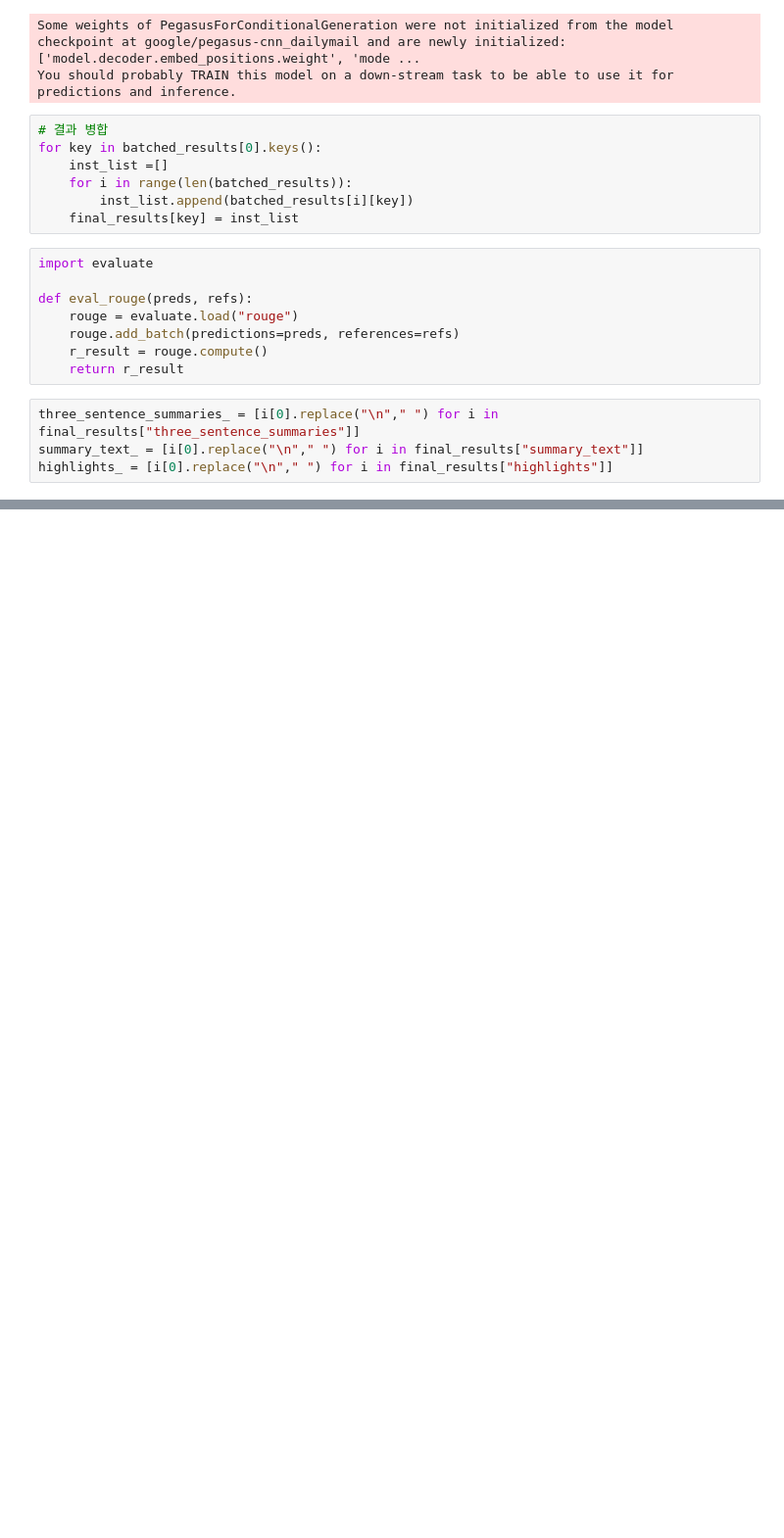
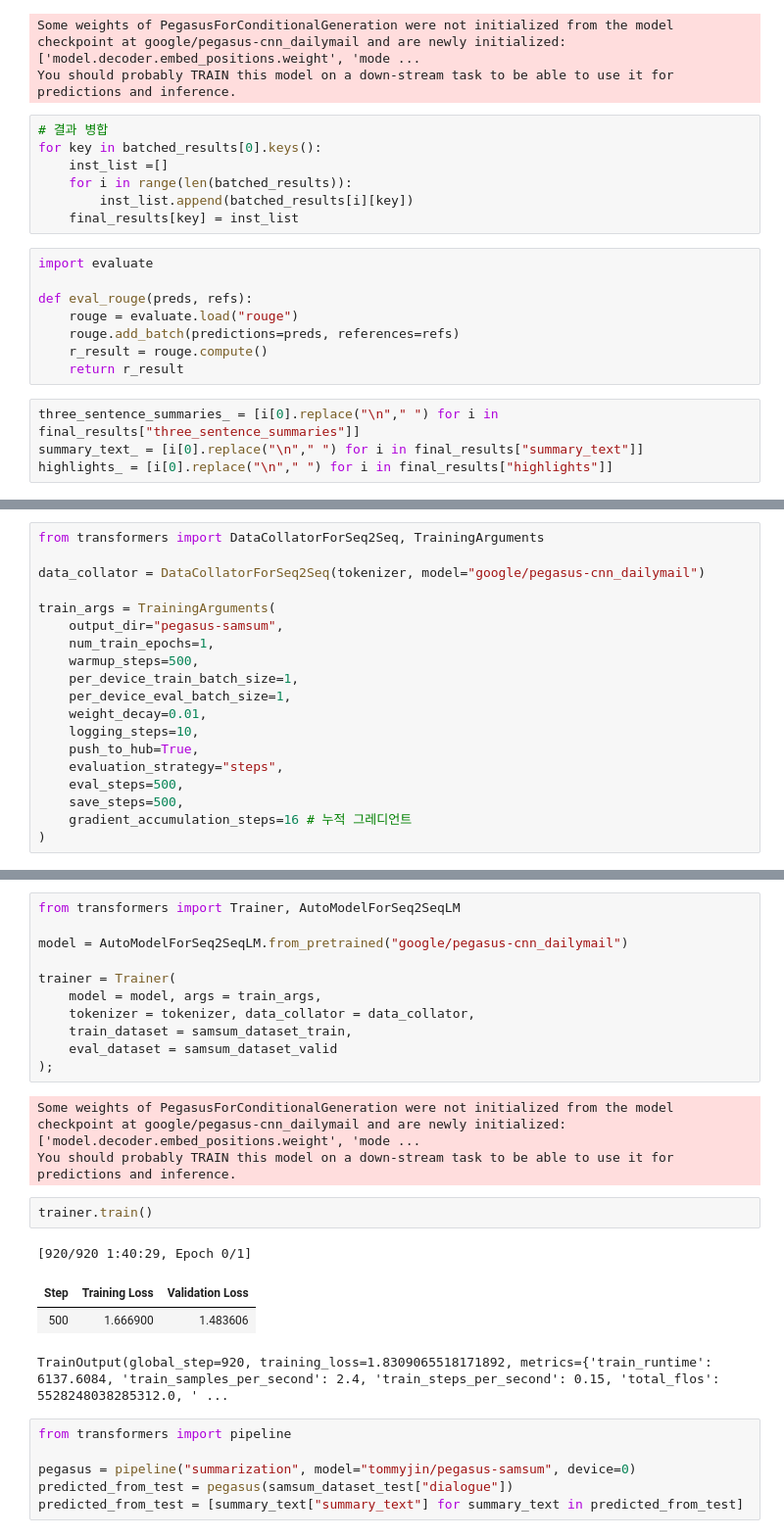
Before and after one commit to tommyjin2894/ai_study_transformer, a Jupyter notebook: 06_summarization.ipynb, the cells around one changed output, grey strips where cells are left out. Shown at 98% size. Drawn from its saved outputs; the diff is of its cells as text; blank space fills up the shorter version.

```diff
--- a/06_summarization.ipynb
+++ b/06_summarization.ipynb
@@ -404,0 +514,19 @@ pd.DataFrame(data=[eval_rouge(three_sentence_summaries_, highlights_),
+# %%
+from transformers import DataCollatorForSeq2Seq, TrainingArguments
+
+data_collator = DataCollatorForSeq2Seq(tokenizer, model="google/pegasus-cnn_dailymail")
+
+train_args = TrainingArguments(
+    output_dir="pegasus-samsum",
+    num_train_epochs=1,
+    warmup_steps=500,
+    per_device_train_batch_size=1,
+    per_device_eval_batch_size=1,
+    weight_decay=0.01,
+    logging_steps=10,
+    push_to_hub=True,
+    evaluation_strategy="steps",
+    eval_steps=500,
+    save_steps=500,
+    gradient_accumulation_steps=16 # 누적 그레디언트
+)
@@ -404,0 +566,27 @@ pd.DataFrame(data=[eval_rouge(three_sentence_summaries_, highlights_),
+# %%
+from transformers import Trainer, AutoModelForSeq2SeqLM
+
+model = AutoModelForSeq2SeqLM.from_pretrained("google/pegasus-cnn_dailymail")
+
+trainer = Trainer(
+    model = model, args = train_args,
+    tokenizer = tokenizer, data_collator = data_collator,
+    train_dataset = samsum_dataset_train,
+    eval_dataset = samsum_dataset_valid
+);
+# %% [output]
+Some weights of PegasusForConditionalGeneration were not initialized from the model checkpoint at google/pegasus-cnn_dailymail and are newly initialized: ['model.decoder.embed_positions.weight', 'mode ...
+You should probably TRAIN this model on a down-stream task to be able to use it for predictions and inference.
+# %%
+trainer.train()
+# %% [output]
+[920/920 1:40:29, Epoch 0/1]
+| Step | Training Loss | Validation Loss |
+| 500 | 1.666900 | 1.483606 |
+TrainOutput(global_step=920, training_loss=1.8309065518171892, metrics={'train_runtime': 6137.6084, 'train_samples_per_second': 2.4, 'train_steps_per_second': 0.15, 'total_flos': 5528248038285312.0, ' ...
+# %%
+from transformers import pipeline
+
+pegasus = pipeline("summarization", model="tommyjin/pegasus-samsum", device=0)
+predicted_from_test = pegasus(samsum_dataset_test["dialogue"])
+predicted_from_test = [summary_text["summary_text"] for summary_text in predicted_from_test]
```
Also changed, not shown: parts of 27 cells of this notebook, 2 other files.
